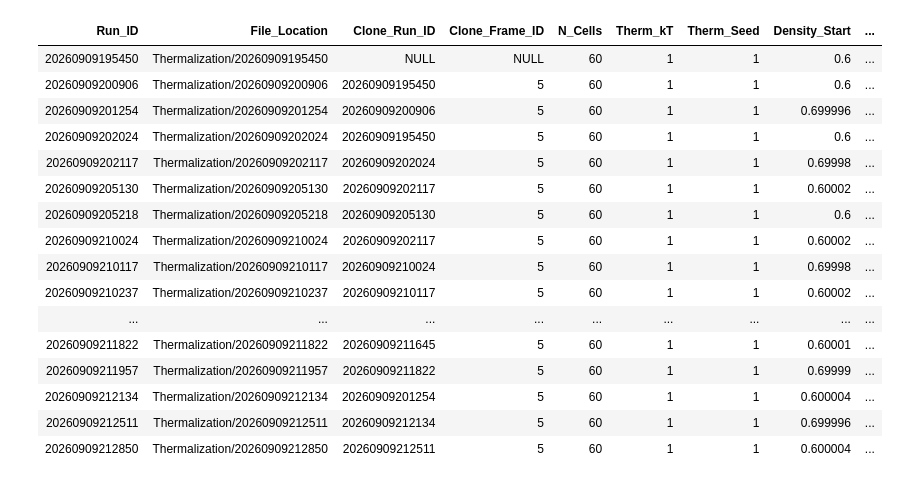
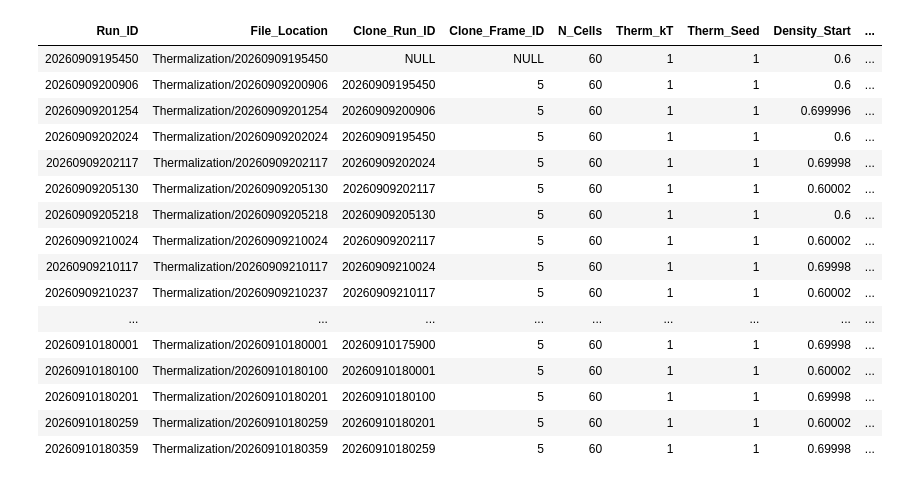
Before and after one commit to SBC-Collaboration/MDsims, a Jupyter notebook: DisplayMaster.ipynb, the cells around one changed output. Cells and saved outputs as stored; diff of their text form; code cells hidden in the pictures.

```diff
--- a/DisplayMaster.ipynb
+++ b/DisplayMaster.ipynb
@@ -26,36 +27,36 @@ master_table = display_master_table(
 # %%
 from md_Helpers import (
     ProjectPaths,
     SQLiteRunDatabase,
     ThermalizationConfig,
     display_thermalization_table,
     run_thermalization,
 )
 paths = ProjectPaths()
 
 
 matches = display_thermalization_table(
     SQLiteRunDatabase(paths.database),
-    limit=100,
+    limit=40,
     N_Cells=60,
     #Nsteps=[500_000],
     #Phase_Separation_Status="Not_Separated",
 )
 # %% [output]
 | Run_ID | File_Location | Clone_Run_ID | Clone_Frame_ID | N_Cells | Therm_kT | Therm_Seed | Density_Start | ... |
 | 20260909195450 | Thermalization/20260909195450 | NULL | NULL | 60 | 1 | 1 | 0.6 | ... |
 | 20260909200906 | Thermalization/20260909200906 | 20260909195450 | 5 | 60 | 1 | 1 | 0.6 | ... |
 | 20260909201254 | Thermalization/20260909201254 | 20260909200906 | 5 | 60 | 1 | 1 | 0.699996 | ... |
 | 20260909202024 | Thermalization/20260909202024 | 20260909195450 | 5 | 60 | 1 | 1 | 0.6 | ... |
 | 20260909202117 | Thermalization/20260909202117 | 20260909202024 | 5 | 60 | 1 | 1 | 0.69998 | ... |
 | 20260909205130 | Thermalization/20260909205130 | 20260909202117 | 5 | 60 | 1 | 1 | 0.60002 | ... |
 | 20260909205218 | Thermalization/20260909205218 | 20260909205130 | 5 | 60 | 1 | 1 | 0.6 | ... |
 | 20260909210024 | Thermalization/20260909210024 | 20260909202117 | 5 | 60 | 1 | 1 | 0.60002 | ... |
 | 20260909210117 | Thermalization/20260909210117 | 20260909210024 | 5 | 60 | 1 | 1 | 0.69998 | ... |
 | 20260909210237 | Thermalization/20260909210237 | 20260909210117 | 5 | 60 | 1 | 1 | 0.60002 | ... |
 | ... | ... | ... | ... | ... | ... | ... | ... | ... |
-| 20260909211822 | Thermalization/20260909211822 | 20260909211645 | 5 | 60 | 1 | 1 | 0.60001 | ... |
-| 20260909211957 | Thermalization/20260909211957 | 20260909211822 | 5 | 60 | 1 | 1 | 0.69999 | ... |
-| 20260909212134 | Thermalization/20260909212134 | 20260909201254 | 5 | 60 | 1 | 1 | 0.600004 | ... |
-| 20260909212511 | Thermalization/20260909212511 | 20260909212134 | 5 | 60 | 1 | 1 | 0.699996 | ... |
-| 20260909212850 | Thermalization/20260909212850 | 20260909212511 | 5 | 60 | 1 | 1 | 0.600004 | ... |
+| 20260910180001 | Thermalization/20260910180001 | 20260910175900 | 5 | 60 | 1 | 1 | 0.69998 | ... |
+| 20260910180100 | Thermalization/20260910180100 | 20260910180001 | 5 | 60 | 1 | 1 | 0.60002 | ... |
+| 20260910180201 | Thermalization/20260910180201 | 20260910180100 | 5 | 60 | 1 | 1 | 0.69998 | ... |
+| 20260910180259 | Thermalization/20260910180259 | 20260910180201 | 5 | 60 | 1 | 1 | 0.60002 | ... |
+| 20260910180359 | Thermalization/20260910180359 | 20260910180259 | 5 | 60 | 1 | 1 | 0.69998 | ... |
```
Also changed, not shown: parts of 1 cell of this notebook, 6 other files.
